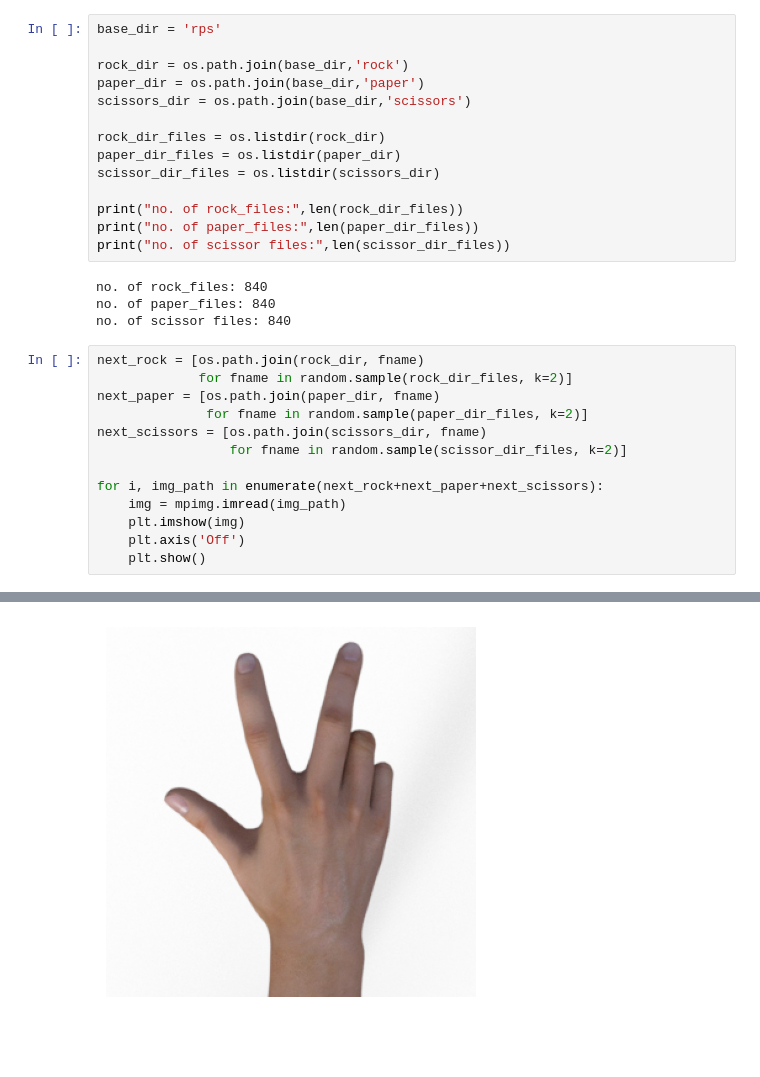
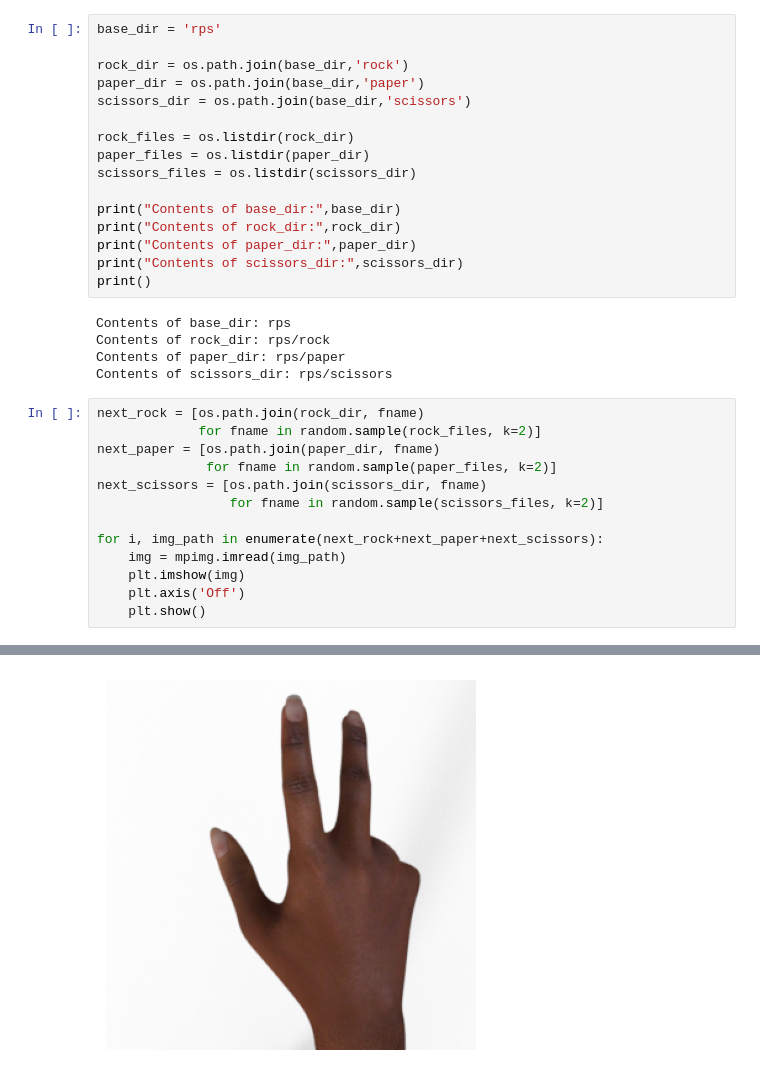
Before and after one commit to Code-Dilip/Tensor_Flow, a Jupyter notebook: Convolutional Neural Networks in Tensorflow/W4/Rock_Paper_Scissor_softmax_classification.ipynb, the cells around one changed output, grey strips where cells are left out. Drawn from its saved outputs; the diff is of its cells as text; blank space fills up the shorter version.

```diff
--- a/Convolutional Neural Networks in Tensorflow/W4/Rock_Paper_Scissor_softmax_classification.ipynb
+++ b/Convolutional Neural Networks in Tensorflow/W4/Rock_Paper_Scissor_softmax_classification.ipynb
@@ -22,24 +22,27 @@ rock_dir = os.path.join(base_dir,'rock')
 paper_dir = os.path.join(base_dir,'paper')
 scissors_dir = os.path.join(base_dir,'scissors')
 
-rock_dir_files = os.listdir(rock_dir)
-paper_dir_files = os.listdir(paper_dir)
-scissor_dir_files = os.listdir(scissors_dir)
+rock_files = os.listdir(rock_dir)
+paper_files = os.listdir(paper_dir)
+scissors_files = os.listdir(scissors_dir)
 
-print("no. of rock_files:",len(rock_dir_files))
-print("no. of paper_files:",len(paper_dir_files))
-print("no. of scissor files:",len(scissor_dir_files))
+print("Contents of base_dir:",base_dir)
+print("Contents of rock_dir:",rock_dir)
+print("Contents of paper_dir:",paper_dir)
+print("Contents of scissors_dir:",scissors_dir)
+print()
 # %% [output]
-no. of rock_files: 840
-no. of paper_files: 840
-no. of scissor files: 840
+Contents of base_dir: rps
+Contents of rock_dir: rps/rock
+Contents of paper_dir: rps/paper
+Contents of scissors_dir: rps/scissors
 # %%
 next_rock = [os.path.join(rock_dir, fname)
-             for fname in random.sample(rock_dir_files, k=2)]
+             for fname in random.sample(rock_files, k=2)]
 next_paper = [os.path.join(paper_dir, fname)
-              for fname in random.sample(paper_dir_files, k=2)]
+              for fname in random.sample(paper_files, k=2)]
 next_scissors = [os.path.join(scissors_dir, fname)
-                 for fname in random.sample(scissor_dir_files, k=2)]
+                 for fname in random.sample(scissors_files, k=2)]
 
 for i, img_path in enumerate(next_rock+next_paper+next_scissors):
     img = mpimg.imread(img_path)
@@ -54 +57 @@ for i, img_path in enumerate(next_rock+next_paper+next_scissors):
-[figure, old version]
+[figure, new version]
```
Also changed, not shown: parts of 12 cells of this notebook.
